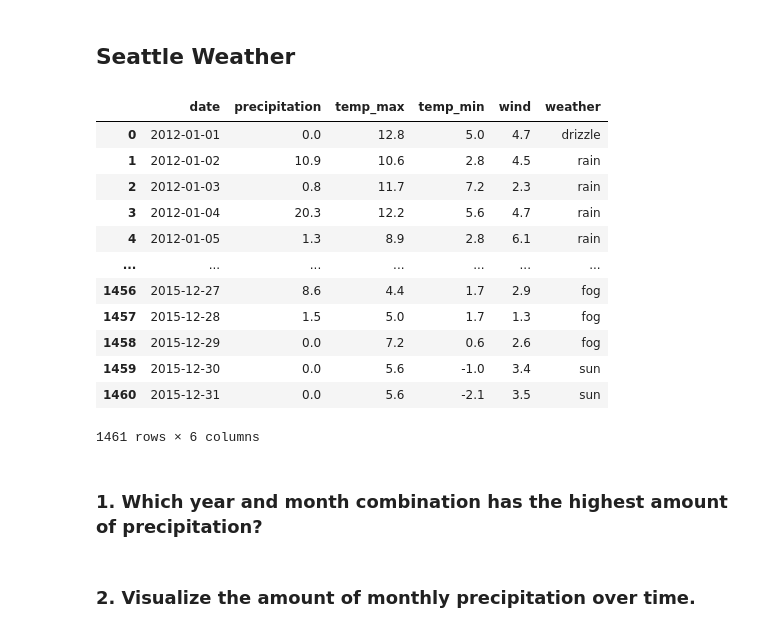
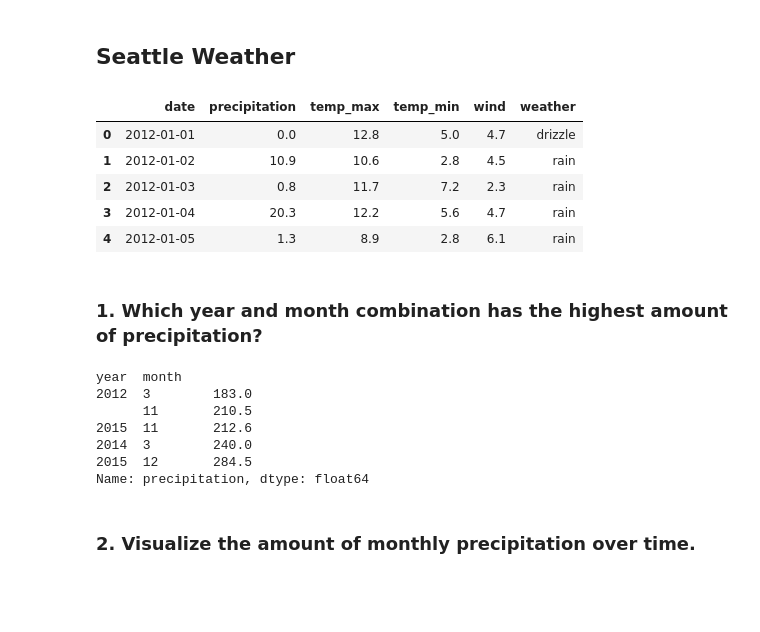
Before and after one commit to jeffakins/time_series, a Jupyter notebook: date_time_exercises.ipynb, the cells around one changed output. Cells and saved outputs as stored; diff of their text form; code cells hidden in the pictures; blank space fills up the shorter version.

```diff
--- a/date_time_exercises.ipynb
+++ b/date_time_exercises.ipynb
@@ -146,18 +140,12 @@ sf_temps.agg(['min', 'max'])
 ## Seattle Weather
 # %%
 from vega_datasets import data
-data.seattle_weather()
+df = data.seattle_weather()
+df.head()
 # %% [output]
 |  | date | precipitation | temp_max | temp_min | wind | weather |
 | 0 | 2012-01-01 | 0.0 | 12.8 | 5.0 | 4.7 | drizzle |
 | 1 | 2012-01-02 | 10.9 | 10.6 | 2.8 | 4.5 | rain |
 | 2 | 2012-01-03 | 0.8 | 11.7 | 7.2 | 2.3 | rain |
 | 3 | 2012-01-04 | 20.3 | 12.2 | 5.6 | 4.7 | rain |
 | 4 | 2012-01-05 | 1.3 | 8.9 | 2.8 | 6.1 | rain |
-| ... | ... | ... | ... | ... | ... | ... |
-| 1456 | 2015-12-27 | 8.6 | 4.4 | 1.7 | 2.9 | fog |
-| 1457 | 2015-12-28 | 1.5 | 5.0 | 1.7 | 1.3 | fog |
-| 1458 | 2015-12-29 | 0.0 | 7.2 | 0.6 | 2.6 | fog |
-| 1459 | 2015-12-30 | 0.0 | 5.6 | -1.0 | 3.4 | sun |
-| 1460 | 2015-12-31 | 0.0 | 5.6 | -2.1 | 3.5 | sun |
-1461 rows × 6 columns
@@ -166,2 +159,12 @@ data.seattle_weather()
+# %%
+df.groupby(['year', 'month']).precipitation.sum().sort_values().tail()
+# %% [output]
+year  month
+2012  3        183.0
+      11       210.5
+2015  11       212.6
+2014  3        240.0
+2015  12       284.5
+Name: precipitation, dtype: float64
 # %% [markdown]
 ### 2. Visualize the amount of monthly precipitation over time.
```
Also changed, not shown: parts of 17 cells of this notebook, 1 other file.
